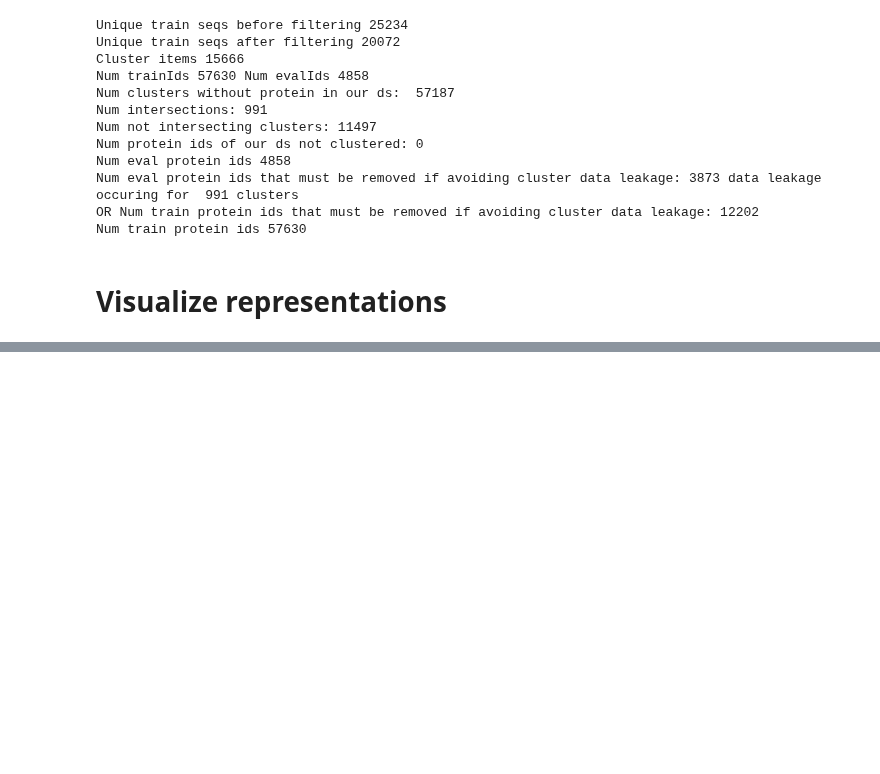
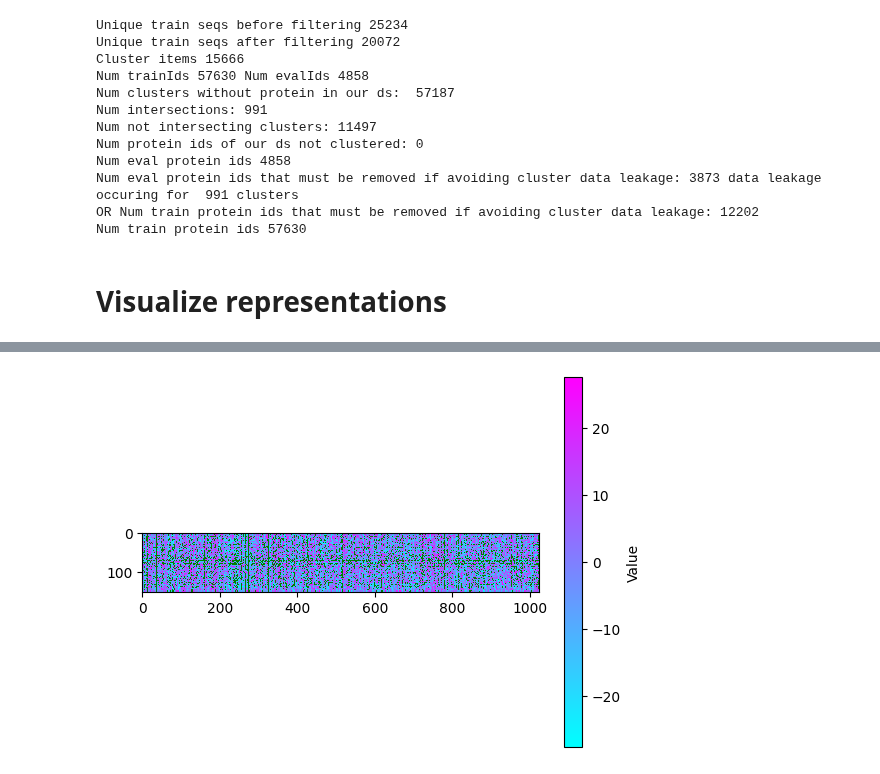
Before and after one commit to tfiedlerdev/pretraining-aware-hotprot, a Jupyter notebook: data_analysis_generation/_data_analysis.ipynb, the cells around one changed output, grey strips where cells are left out. Drawn from its saved outputs; the diff is of its cells as text; code cells hidden in the pictures; blank space fills up the shorter version.

```diff
--- a/data_analysis_generation/_data_analysis.ipynb
+++ b/data_analysis_generation/_data_analysis.ipynb
@@ -456,0 +460,6 @@ pl.imshow(inputs[1].squeeze().tolist())
+# %%
+pl.imshow(ds[1][0].squeeze().tolist(), interpolation='nearest', cmap=cmap, vmin=-27.55, vmax=27.55)
+cbar = pl.colorbar()
+cbar.set_label('Value')
+# %% [output]
+[figure, added]
```
Also changed, not shown: parts of 7 cells of this notebook, 5 other files.
